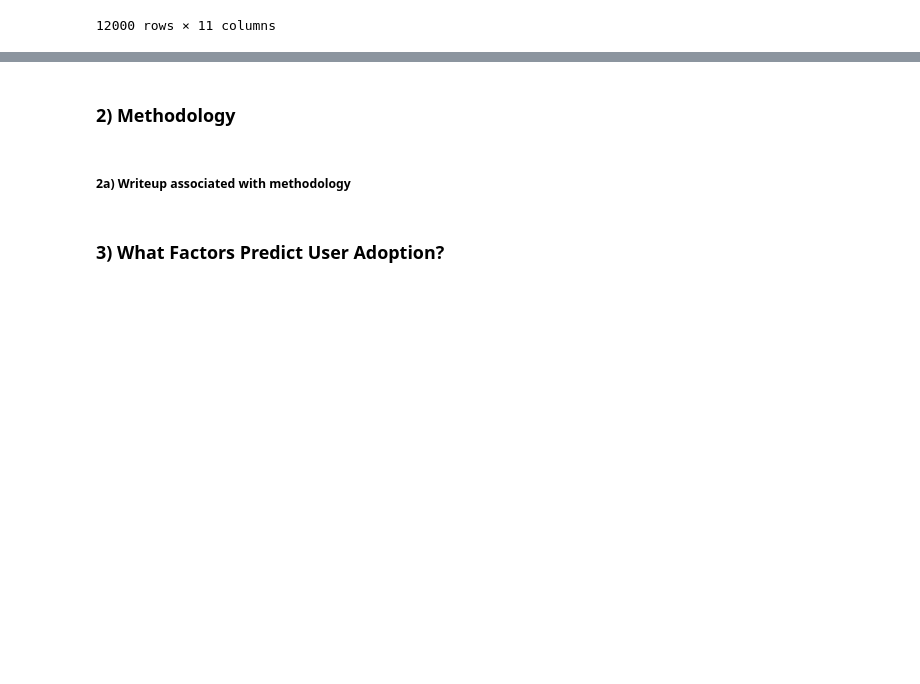
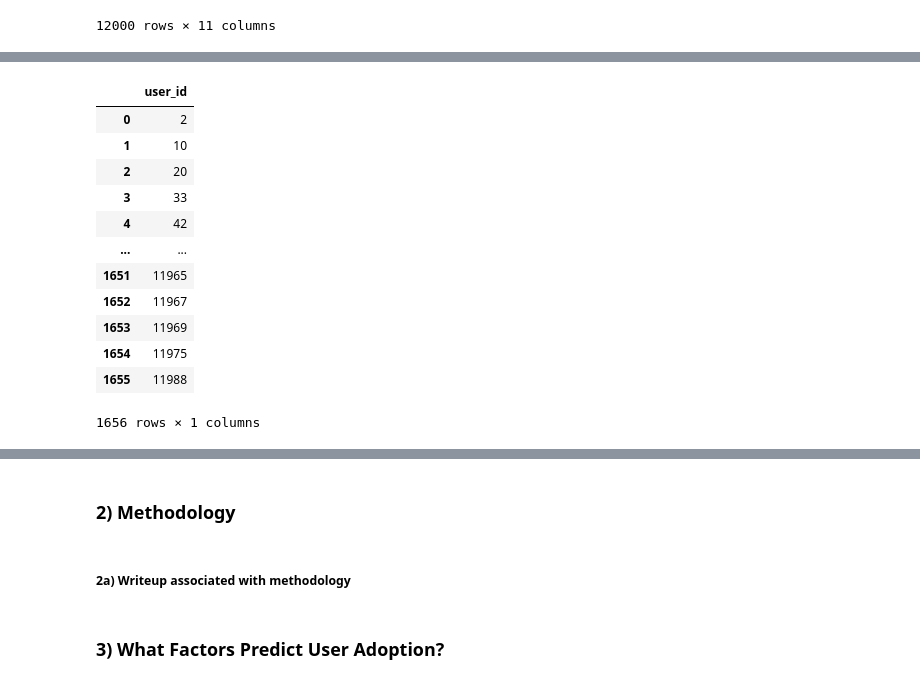
Before and after one commit to SalaheddineAD/user-adoption-analysis, a Jupyter notebook: notebooks/data-preprocessing.ipynb, the cells around one changed output, grey strips where cells are left out. Cells and saved outputs as stored; diff of their text form; code cells hidden in the pictures; blank space fills up the shorter version.

```diff
--- a/notebooks/data-preprocessing.ipynb
+++ b/notebooks/data-preprocessing.ipynb
@@ -121,0 +49,16 @@ NameError: name 'adopted_user_info' is not defined
+# %%
+unique_adopted_users
+# %% [output]
+|  | user_id |
+| 0 | 2 |
+| 1 | 10 |
+| 2 | 20 |
+| 3 | 33 |
+| 4 | 42 |
+| ... | ... |
+| 1651 | 11965 |
+| 1652 | 11967 |
+| 1653 | 11969 |
+| 1654 | 11975 |
+| 1655 | 11988 |
+1656 rows × 1 columns
```
Also changed, not shown: parts of 11 cells of this notebook.
